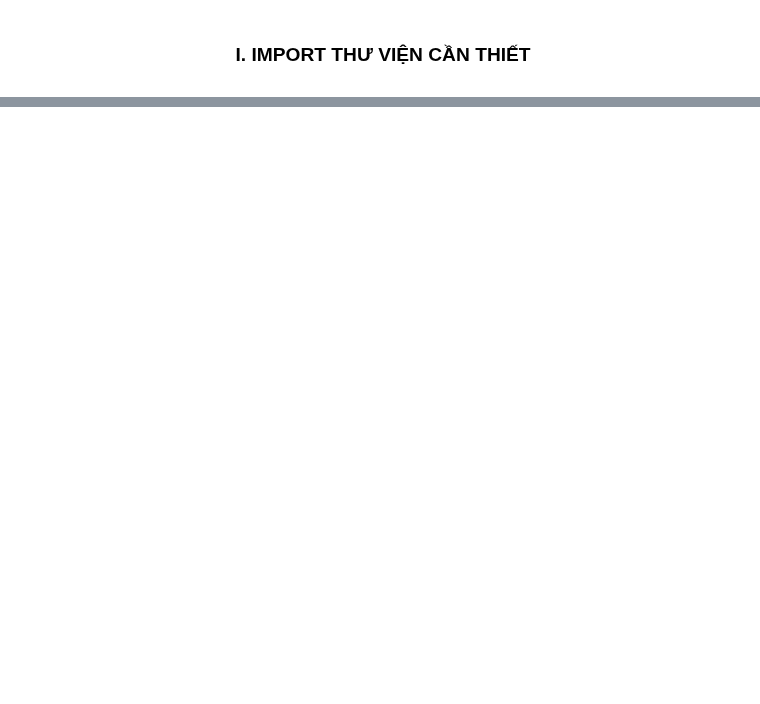
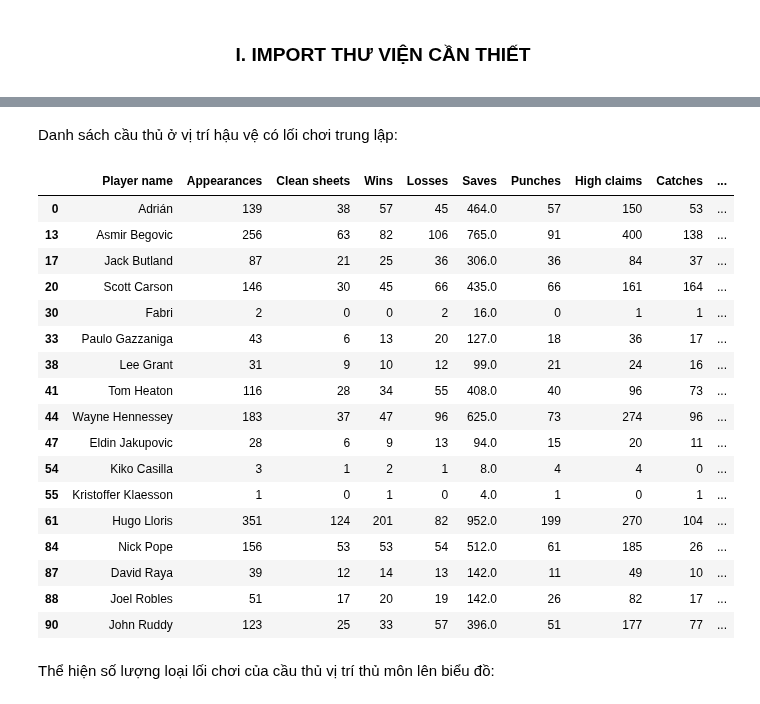
Before and after one commit to hpn00689/NMKHDL_CSC14119-, a Jupyter notebook: PHASE_3/data_analysis.ipynb, the cells around one changed output, grey strips where cells are left out. Cells and saved outputs as stored; diff of their text form; code cells hidden in the pictures; blank space fills up the shorter version.

```diff
--- a/PHASE_3/data_analysis.ipynb
+++ b/PHASE_3/data_analysis.ipynb
@@ -152,0 +351,29 @@ $$\newline$$
+# %%
+# Thủ môn:
+# Tiền xử lý dữ liệu: Xóa các cầu thủ chưa ra sân:
+dfKeeper_copy = dfKeeper[dfKeeper.Appearances != 0]
+
+# Tính trung bình các thuộc tính
+dfKeeper_copy['Average punches'] = (dfKeeper_copy['Punches'] / dfKeeper_copy['Appearances'])
+dfKeeper_copy['Average catches'] = (dfKeeper_copy['Catches'] / dfKeeper_copy['Appearances'])
+dfKeeper_copy['Average high claims'] = (dfKeeper_copy['High claims'] / dfKeeper_copy['Appearances'])
+dfKeeper_copy['Average sweeper clearance'] = (dfKeeper_copy['Sweeper clearances'] / dfKeeper_copy['Appearances'])
+
+# Scale giá trị về:
+dfKeeper_copy['Average punches'] = (dfKeeper_copy['Average punches'] / dfKeeper_copy['Average punches'].max()) * 2.5
+dfKeeper_copy['Average catches'] = (dfKeeper_copy['Average catches'] / dfKeeper_copy['Average catches'].max()) * 2.5
+dfKeeper_copy['Average high claims'] = (dfKeeper_copy['Average high claims'] / dfKeeper_copy['Average high claims'].max()) * 2.5
+dfKeeper_copy['Average sweeper clearance'] = (dfKeeper_copy['Average sweeper clearance'] / dfKeeper_copy['Average sweeper clearance'].max()) * 2.5
+
+
+# Xu hướng chơi bóng:
+dfKeeper_copy['Trend'] = dfKeeper_copy['Average punches'] + dfKeeper_copy['Average catches'] + \
+                        dfKeeper_copy['Average high claims'] + dfKeeper_copy['Average sweeper clearance']
+
+# Xóa các cột không cần thiết:
+dfKeeper_copy.drop(['Average punches', 'Average catches', 'Average high claims', 'Average sweeper clearance'], inplace=True, axis=1)
+
+# Lấy danh sách chủ động:
+active = dfKeeper_copy[dfKeeper_copy.Trend > 7]
+passive = dfKeeper_copy[dfKeeper_copy.Trend < 4]
+neutral = dfKeeper_copy[dfKeeper_copy.Trend.between(4, 7)]
@@ -152,0 +408,25 @@ $$\newline$$
+# %% [markdown]
+Danh sách cầu thủ ở vị trí hậu vệ có lối chơi trung lập:
+# %%
+neutral
+# %% [output]
+|  | Player name | Appearances | Clean sheets | Wins | Losses | Saves | Punches | High claims | Catches | ... |
+| 0 | Adrián | 139 | 38 | 57 | 45 | 464.0 | 57 | 150 | 53 | ... |
+| 13 | Asmir Begovic | 256 | 63 | 82 | 106 | 765.0 | 91 | 400 | 138 | ... |
+| 17 | Jack Butland | 87 | 21 | 25 | 36 | 306.0 | 36 | 84 | 37 | ... |
+| 20 | Scott Carson | 146 | 30 | 45 | 66 | 435.0 | 66 | 161 | 164 | ... |
+| 30 | Fabri | 2 | 0 | 0 | 2 | 16.0 | 0 | 1 | 1 | ... |
+| 33 | Paulo Gazzaniga | 43 | 6 | 13 | 20 | 127.0 | 18 | 36 | 17 | ... |
+| 38 | Lee Grant | 31 | 9 | 10 | 12 | 99.0 | 21 | 24 | 16 | ... |
+| 41 | Tom Heaton | 116 | 28 | 34 | 55 | 408.0 | 40 | 96 | 73 | ... |
+| 44 | Wayne Hennessey | 183 | 37 | 47 | 96 | 625.0 | 73 | 274 | 96 | ... |
+| 47 | Eldin Jakupovic | 28 | 6 | 9 | 13 | 94.0 | 15 | 20 | 11 | ... |
+| 54 | Kiko Casilla | 3 | 1 | 2 | 1 | 8.0 | 4 | 4 | 0 | ... |
+| 55 | Kristoffer Klaesson | 1 | 0 | 1 | 0 | 4.0 | 1 | 0 | 1 | ... |
+| 61 | Hugo Lloris | 351 | 124 | 201 | 82 | 952.0 | 199 | 270 | 104 | ... |
+| 84 | Nick Pope | 156 | 53 | 53 | 54 | 512.0 | 61 | 185 | 26 | ... |
+| 87 | David Raya | 39 | 12 | 14 | 13 | 142.0 | 11 | 49 | 10 | ... |
+| 88 | Joel Robles | 51 | 17 | 20 | 19 | 142.0 | 26 | 82 | 17 | ... |
+| 90 | John Ruddy | 123 | 25 | 33 | 57 | 396.0 | 51 | 177 | 77 | ... |
+# %% [markdown]
+Thể hiện số lượng loại lối chơi của cầu thủ vị trí thủ môn lên biểu đồ:
```
Also changed, not shown: parts of 98 cells of this notebook, 2 other files.
